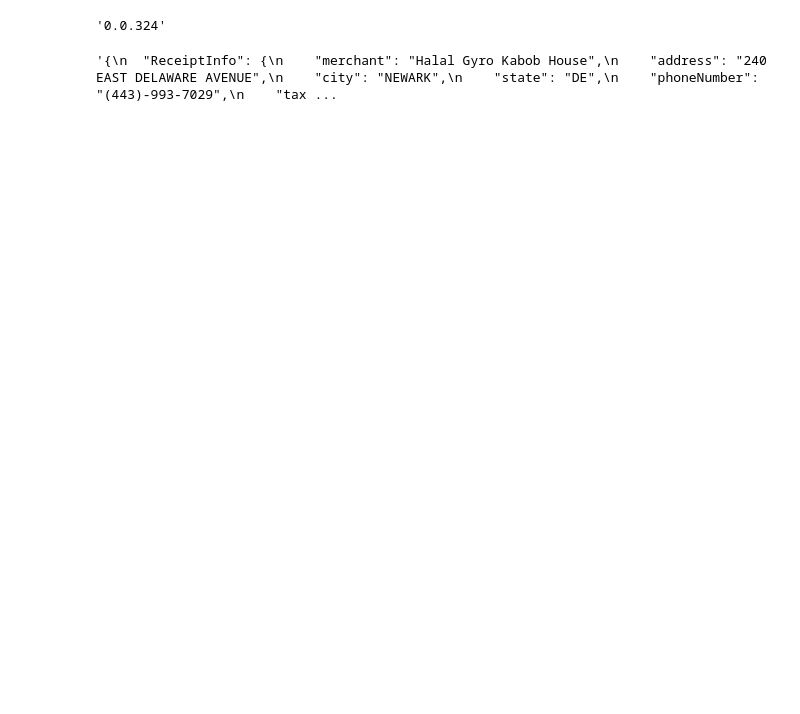
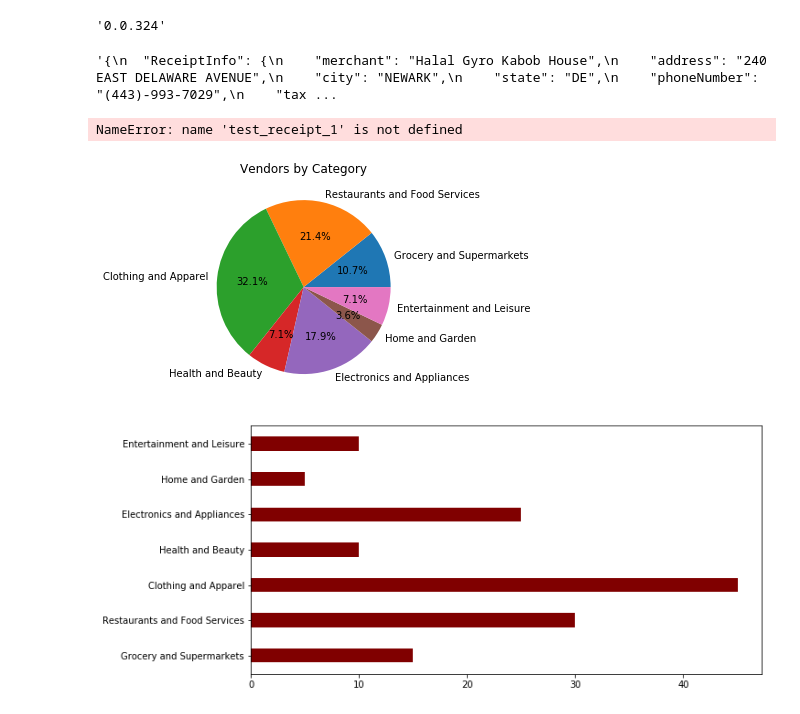
Before and after one commit to charlie-robison/reciept-analytics, a Jupyter notebook: Reciept-Analytics.ipynb, the cells around one changed output. Cells and saved outputs as stored; diff of their text form; code cells hidden in the pictures; blank space fills up the shorter version.

Commit message:
plots

```diff
--- a/Reciept-Analytics.ipynb
+++ b/Reciept-Analytics.ipynb
@@ -562,27 +562,26 @@ import json
 
 # expected response from chatgpt
 example_response = '''{
-  "ReceiptInfo": {
-    "merchant": "Walmart",
-    "address": "3549 RUSSETT GRN",
-    "city": "LAUREL",
-    "state": "MD",
-    "phoneNumber": "301-604-0180",
-    "tax": "0.12",
-    "total": "22.08",
-    "receiptDate": "07/04/23",
-    "receiptTime": "16:20:22",
-
-    "ITEMS": [
-      {
-        "description": "BOOSTER",
-        "quantity": "1",
-        "unitPrice": "1.98",
-        "totalPrice": "1.98",
-        "discountAmount": "0.00"
-      },
-    ]
-  }
+"ReceiptInfo": {
+"merchant": "Halal Gyro Kabob House",
+"address": "240 EAST DELAWARE AVENUE",
+"city": "NEWARK",
+"state": "DE",
+"phoneNumber": "(443)-993-7029",
+"tax": "0.00",
+"total": "16.09",
+"receiptDate": "07/06/2023",
+"receiptTime": "7:57pm",
+"ITEMS": [
+{
+"description": "#18. Lamb Salad",
+"quantity": "1",
+"unitPrice": "13.99",
+"totalPrice": "13.99",
+"discountAmount": "0.00"
+}
+]
+}
 }'''
 
 def find_span(text, entity_text):
@@ -634,5 +633,30 @@ def convert_to_prodigy_spans(receipt_text, entities):
 # Example usage
 
 
-prodigy_spans_true, text_vals = convert_to_prodigy_spans(receipt_text, entities)
+prodigy_spans_true, text_vals = convert_to_prodigy_spans(test_receipt_1, example_response)
 print(json.dumps(prodigy_spans_true, indent=2))
+# %% [output]
+NameError: name 'test_receipt_1' is not defined
+# %%
+import matplotlib.pyplot as plt
+
+#pie chart for vendor categories
+labels = 'Grocery and Supermarkets', 'Restaurants and Food Services', 'Clothing and Apparel', 'Health and Beauty', 'Electronics and Appliances', 'Home and Garden', 'Entertainment and Leisure'
+sizes = [15, 30, 45, 10, 25, 5, 10]
+
+fig, ax = plt.subplots()
+ax.pie(sizes, labels=labels, autopct='%1.1f%%')
+ax.set_title('Vendors by Category')
+
+
+#bar graph for vendor categories
+fig = plt.figure(figsize = (10, 5))
+
+# creating the bar plot
+plt.barh(labels, sizes, color ='maroon',
+        height = 0.4)
+
+plt.show()
+# %% [output]
+[figure, added]
+[figure, added]
```
Also changed, not shown: parts of 1 cell of this notebook.
